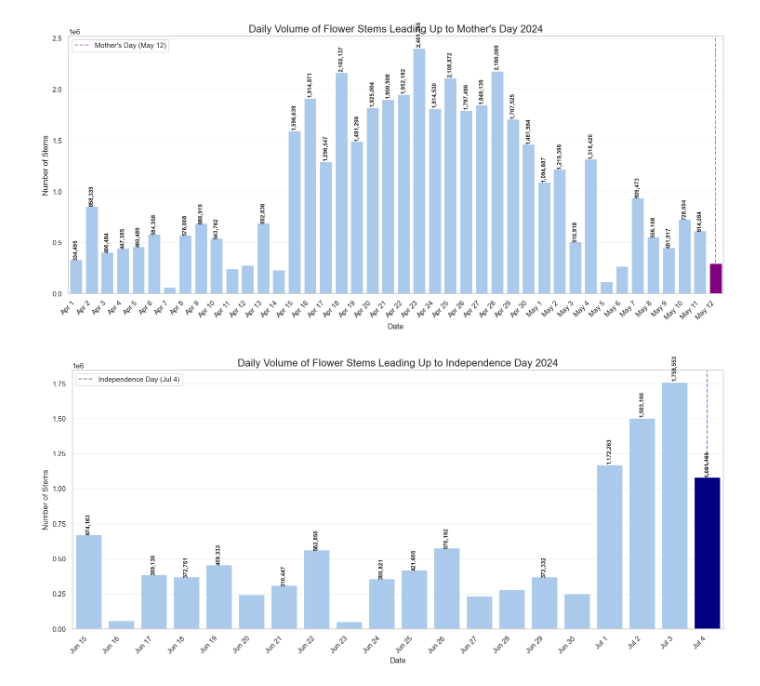
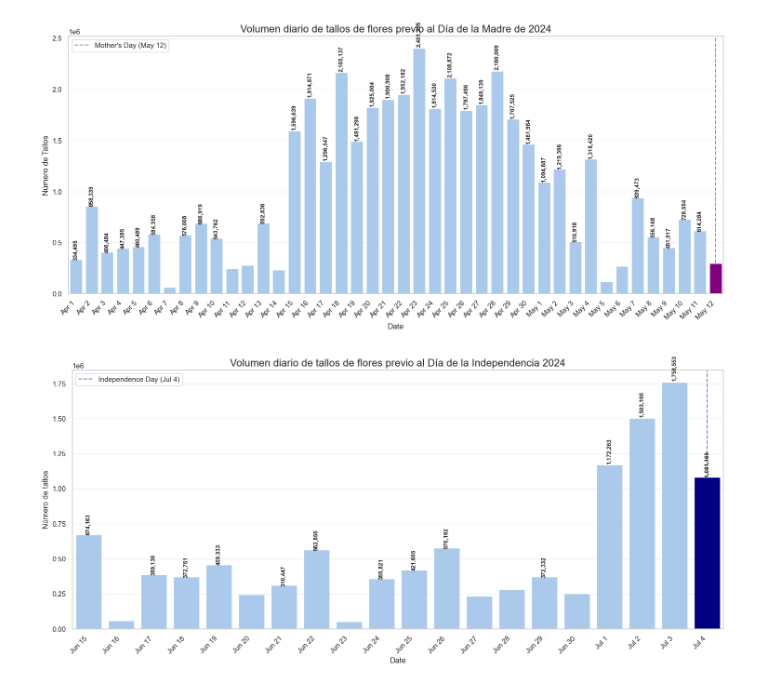
Before and after one commit to anamacam/ML_stems_predict, a Jupyter notebook: notebooks/EDA_holidays.ipynb, the cells around one changed output. Saved outputs shown, nothing was run; the diff lists cells and outputs as text; code cells hidden in the pictures.

```diff
--- a/notebooks/EDA_holidays.ipynb
+++ b/notebooks/EDA_holidays.ipynb
@@ -3,6 +20,7 @@ import pandas as pd
 from datetime import datetime, timedelta
 import matplotlib.pyplot as plt
 import seaborn as sns
+import numpy as np
 
 # Configuración de gráficos
 sns.set(style="whitegrid")
@@ -12,6 +30,11 @@ sns.set_palette("pastel")
 file_path = '../data/processed/merged_clean.csv'
 df = pd.read_csv(file_path)
 
- # Mostar las primeras filas del DataFrame
+# Crear columna Date si no existe
+if 'Date' not in df.columns and all(col in df.columns for col in ['Year', 'Month', 'Day']):
+    print("Creando columna 'Date' a partir de Year, Month y Day...")
+    df['Date'] = pd.to_datetime(df[['Year', 'Month', 'Day']])
+
+# Mostrar las primeras filas del DataFrame
 print(df.head())
 # %% [output]
@@ -309,64 +241,62 @@ plt.show()
 # %%
-import numpy as np
-
 # Filtrar datos para el período previo al Día de la Madre 2024 (abril y mayo)
 mothers_day_period_2024 = df[(df['Year'] == 2024) &
                            ((df['Month'] == 4) |
                             (df['Month'] == 5) & (df['Day'] <= 12))]
 
-# Encontrar la fecha exacta del Día de la Madre 2024
+# Encontrar la fecha exacta
 mothers_day_date = None
 for date in holiday_dates_by_name['mothers_day']:
     if date.year == 2024:
         mothers_day_date = date
         break
 
-# Group by date and sum the Stems
+# Agrupar por fecha y sumar los tallos
 daily_stems_mothers = mothers_day_period_2024.groupby(['Month', 'Day'])['Stems'].sum().reset_index()
 
-# Create a new date column for proper sorting
+# Crea una nueva columna de fecha para una correcta clasificación
 daily_stems_mothers['date'] = pd.to_datetime('2024-' +
                                         daily_stems_mothers['Month'].astype(str).str.zfill(2) + '-' +
                                         daily_stems_mothers['Day'].astype(str).str.zfill(2))
 daily_stems_mothers = daily_stems_mothers.sort_values('date')
 
-# Plot the daily volume of stems during the Mother's Day period
+# Crear un gráfico de barras para el volumen diario de tallos de flores
 plt.figure(figsize=(15, 7))
 ax = sns.barplot(x='date', y='Stems', data=daily_stems_mothers)
 
-# Format x-axis labels
+# Formatear etiquetas del eje x
 date_labels = [f"{d.month_name()[:3]} {d.day}" for d in daily_stems_mothers['date']]
 plt.xticks(range(len(daily_stems_mothers)), date_labels, rotation=45, ha='right')
 
-# Highlight Mother's Day
+# Resaltar el Día de la Madre
 if mothers_day_date:
     mothers_day_idx = daily_stems_mothers[
         (daily_stems_mothers['Month'] == mothers_day_date.month) &
         (daily_stems_mothers['Day'] == mothers_day_date.day)
     ].index
 
     if not mothers_day_idx.empty:
         mothers_day_idx = mothers_day_idx[0]
         ax.patches[mothers_day_idx].set_facecolor('purple')
 
-# Add text labels for peaks
+# Añadir etiquetas de texto para los picos
 for i, v in enumerate(daily_stems_mothers['Stems']):
     if v > 300000:  # Only label significant peaks
         ax.text(i, v + v*0.01, f'{v:,}', ha='center', fontweight='bold', rotation=90, fontsize=9)
 
-# Set titles and labels
-plt.title('Daily Volume of Flower Stems Leading Up to Mother\'s Day 2024', fontsize=16)
+# Añadir título y etiquetas
+plt.title('Volumen diario de tallos de flores previo al Día de la Madre de 2024', fontsize=16)
 plt.xlabel('Date', fontsize=12)
-plt.ylabel('Number of Stems', fontsize=12)
+plt.ylabel('Número de Tallos', fontsize=12)
 plt.grid(axis='y', alpha=0.3)
 
-# Draw a vertical line at Mother's Day
+# Dibujar una línea vertical
 if mothers_day_date and isinstance(mothers_day_idx, (int, np.integer)):
     plt.axvline(x=mothers_day_idx, color='purple', linestyle='--', alpha=0.5, label="Mother's Day (May 12)")
 
 plt.legend()
 plt.tight_layout()
 plt.show()
 # %% [output]
-[figure, old version]
+[figure, new version]
 # %%
```
Also changed, not shown: parts of 11 cells of this notebook.
